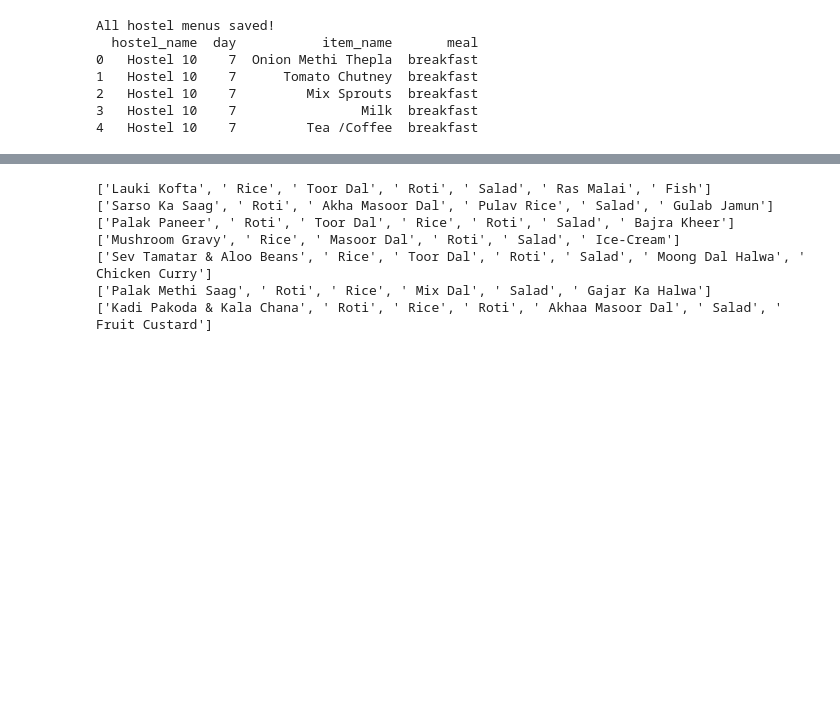
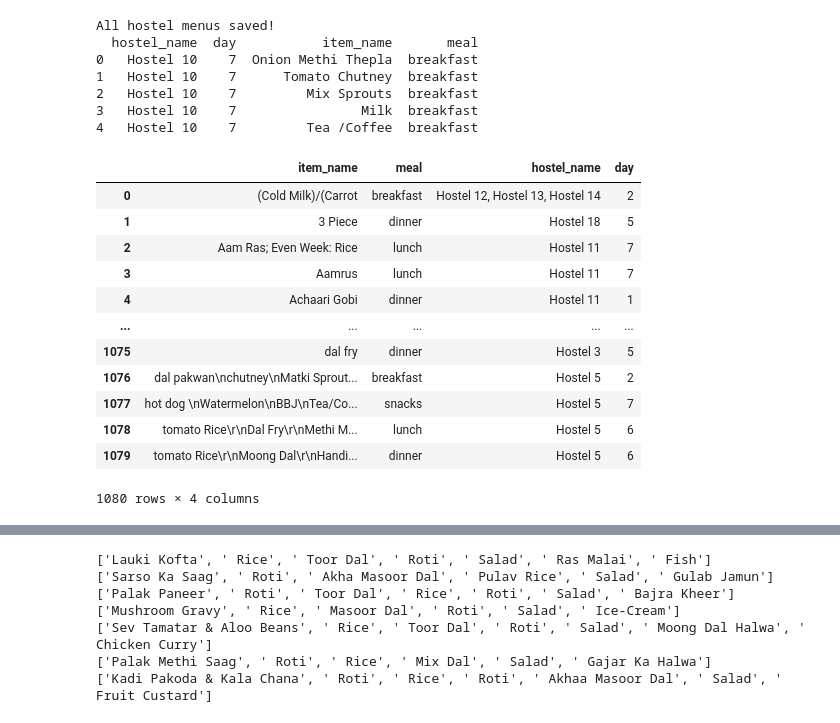
Before and after one commit to Ashwanth119/MessMetrics, a Jupyter notebook: backend-fastapi/test.ipynb, the cells around one changed output, grey strips where cells are left out. Saved outputs shown, nothing was run; the diff lists cells and outputs as text; code cells hidden in the pictures; blank space fills up the shorter version.

```diff
--- a/backend-fastapi/test.ipynb
+++ b/backend-fastapi/test.ipynb
@@ -102,3 +102,27 @@ All hostel menus saved!
 2   Hostel 10    7         Mix Sprouts  breakfast
 3   Hostel 10    7                Milk  breakfast
 4   Hostel 10    7         Tea /Coffee  breakfast
+# %%
+df=pd.read_csv('C:/Users/Anil/Downloads/MessMetrics/backend-fastapi/mess_menus/all_hostel_menus.csv')
+# %%
+df_modified = (
+    df.groupby('item_name')[['meal', 'hostel_name', 'day']]
+      .agg(lambda x: ', '.join(x.astype(str).unique()))
+      .reset_index()
+)
+# %%
+df_modified
+# %% [output]
+|  | item_name | meal | hostel_name | day |
+| 0 | (Cold Milk)/(Carrot | breakfast | Hostel 12, Hostel 13, Hostel 14 | 2 |
+| 1 | 3 Piece | dinner | Hostel 18 | 5 |
+| 2 | Aam Ras; Even Week: Rice | lunch | Hostel 11 | 7 |
+| 3 | Aamrus | lunch | Hostel 11 | 7 |
+| 4 | Achaari Gobi | dinner | Hostel 11 | 1 |
+| ... | ... | ... | ... | ... |
+| 1075 | dal fry | dinner | Hostel 3 | 5 |
+| 1076 | dal pakwan\nchutney\nMatki Sprout... | breakfast | Hostel 5 | 2 |
+| 1077 | hot dog \nWatermelon\nBBJ\nTea/Co... | snacks | Hostel 5 | 7 |
+| 1078 | tomato Rice\r\nDal Fry\r\nMethi M... | lunch | Hostel 5 | 6 |
+| 1079 | tomato Rice\r\nMoong Dal\r\nHandi... | dinner | Hostel 5 | 6 |
+1080 rows × 4 columns
```
Also changed, not shown: parts of 4 cells of this notebook, 1 other file.
